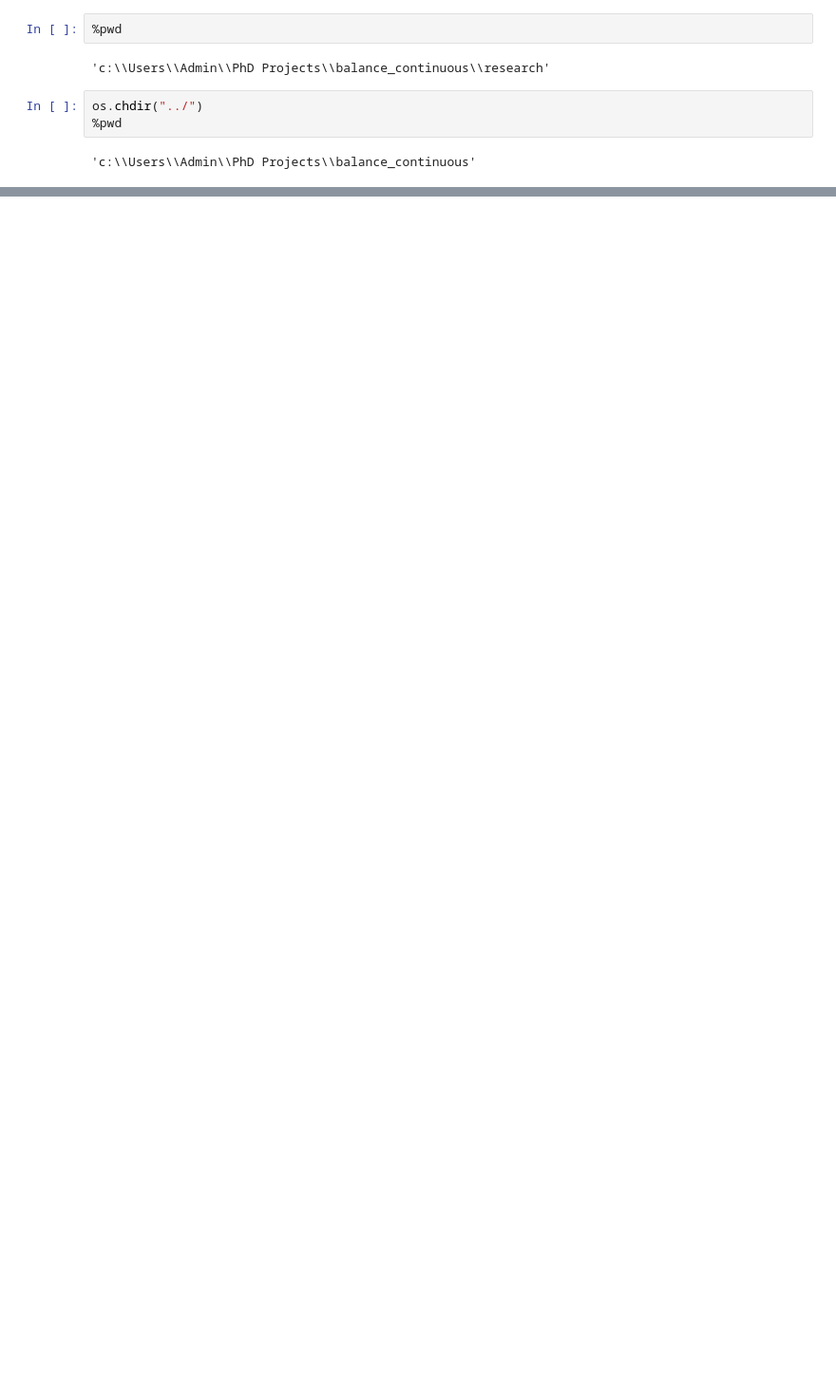
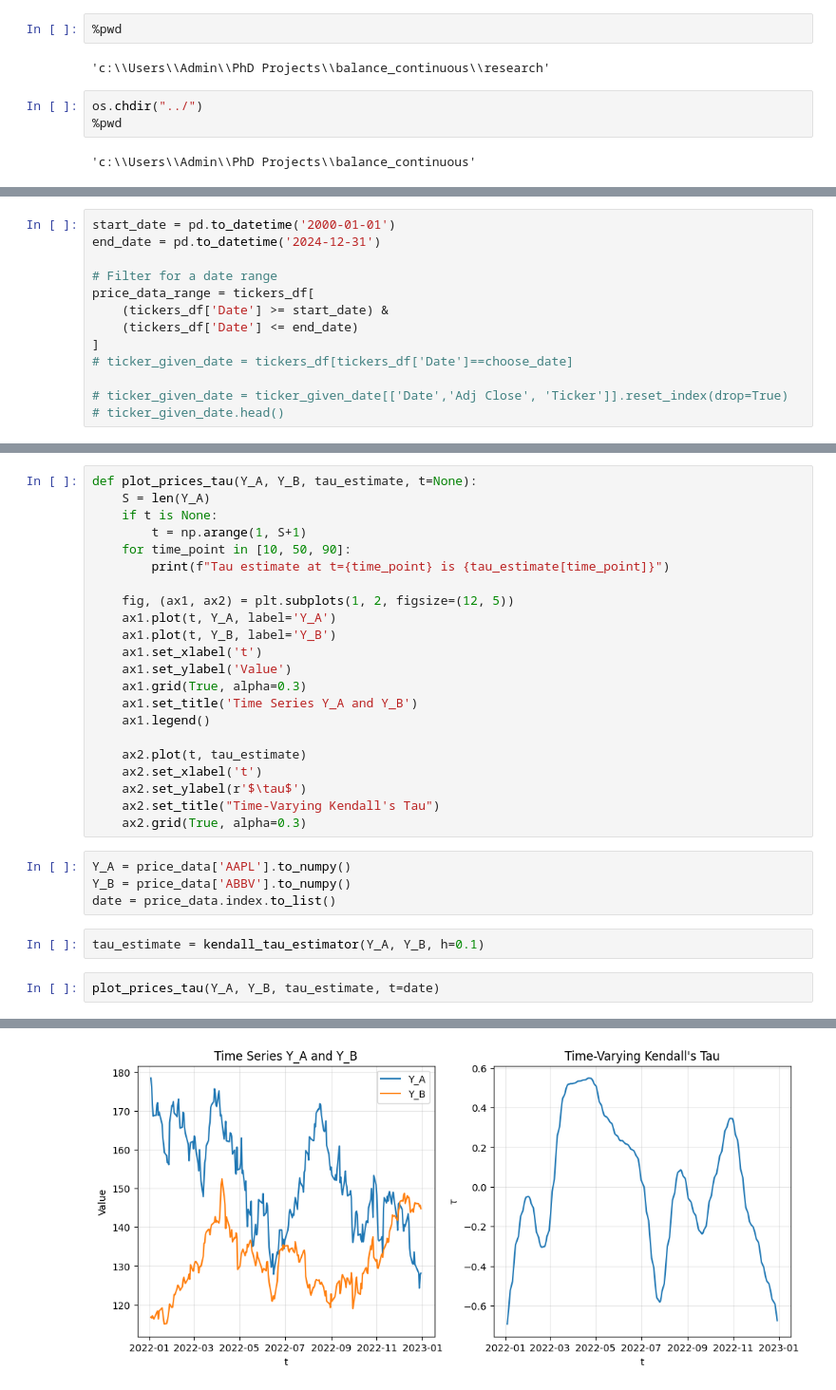
Before and after one commit to krishna-das-m/balance_continuous, a Jupyter notebook: research/02_data_transformation.ipynb, the cells around one changed output, grey strips where cells are left out. Shown at 95% size. Cells and saved outputs as stored; diff of their text form; blank space fills up the shorter version.

```diff
--- a/research/02_data_transformation.ipynb
+++ b/research/02_data_transformation.ipynb
@@ -178,0 +200,13 @@ Tau estimate at t=90 is 0.954773343999854
+# %%
+start_date = pd.to_datetime('2000-01-01')
+end_date = pd.to_datetime('2024-12-31')
+
+# Filter for a date range
+price_data_range = tickers_df[
+    (tickers_df['Date'] >= start_date) &
+    (tickers_df['Date'] <= end_date)
+]
+# ticker_given_date = tickers_df[tickers_df['Date']==choose_date]
+
+# ticker_given_date = ticker_given_date[['Date','Adj Close', 'Ticker']].reset_index(drop=True)
+# ticker_given_date.head()
@@ -178,0 +231,31 @@ Tau estimate at t=90 is 0.954773343999854
+# %%
+def plot_prices_tau(Y_A, Y_B, tau_estimate, t=None):
+    S = len(Y_A)
+    if t is None:
+        t = np.arange(1, S+1)
+    for time_point in [10, 50, 90]:
+        print(f"Tau estimate at t={time_point} is {tau_estimate[time_point]}")
+
+    fig, (ax1, ax2) = plt.subplots(1, 2, figsize=(12, 5))
+    ax1.plot(t, Y_A, label='Y_A')
+    ax1.plot(t, Y_B, label='Y_B')
+    ax1.set_xlabel('t')
+    ax1.set_ylabel('Value')
+    ax1.grid(True, alpha=0.3)
+    ax1.set_title('Time Series Y_A and Y_B')
+    ax1.legend()
+
+    ax2.plot(t, tau_estimate)
+    ax2.set_xlabel('t')
+    ax2.set_ylabel(r'$\tau$')
+    ax2.set_title("Time-Varying Kendall's Tau")
+    ax2.grid(True, alpha=0.3)
+# %%
+Y_A = price_data['AAPL'].to_numpy()
+Y_B = price_data['ABBV'].to_numpy()
+date = price_data.index.to_list()
+# %%
+tau_estimate = kendall_tau_estimator(Y_A, Y_B, h=0.1)
+# %%
+plot_prices_tau(Y_A, Y_B, tau_estimate, t=date)
+# %% [output]
@@ -178,0 +265 @@ Tau estimate at t=90 is 0.954773343999854
+[figure, added]
```
Also changed, not shown: parts of 50 cells of this notebook, 1 other file.
